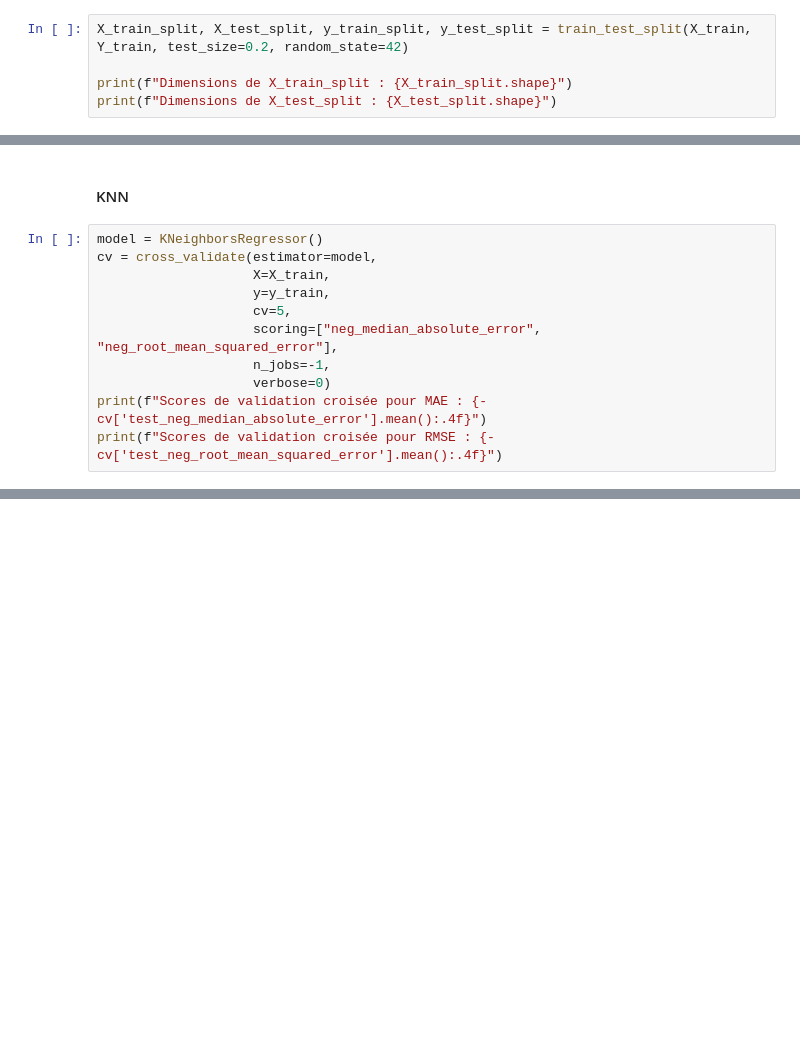
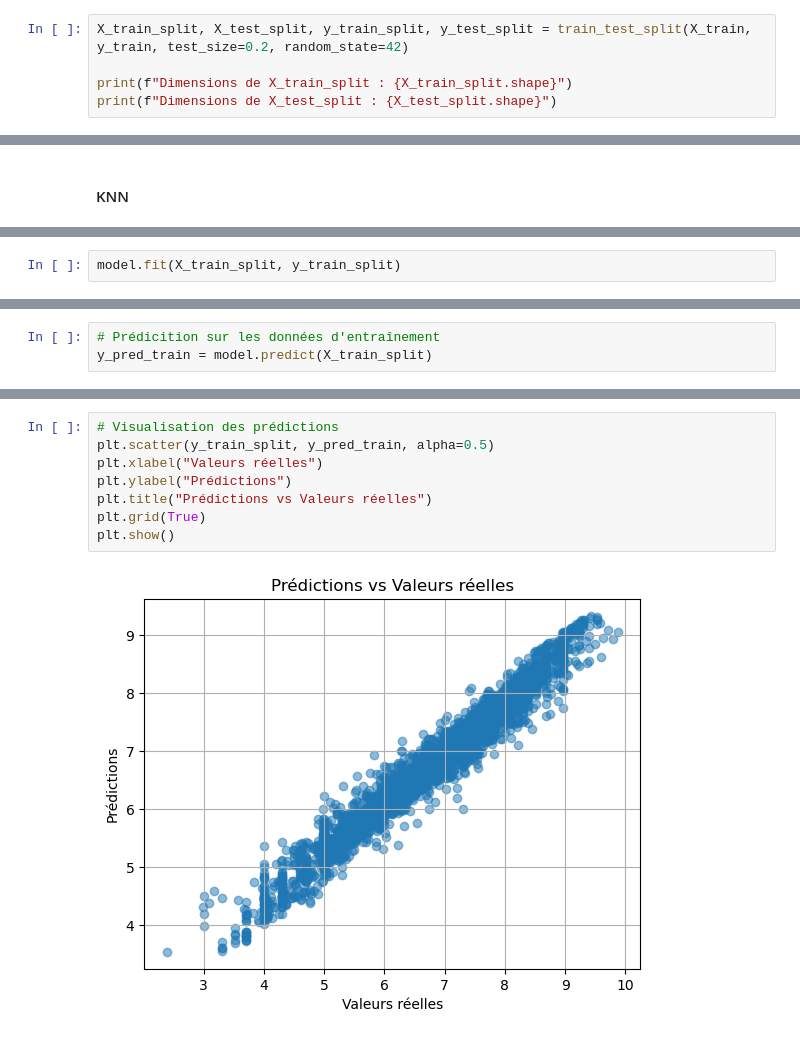
Before and after one commit to rachidsahli/Challenge-data-ens, a Jupyter notebook: Interaction_Molécule/pred_baseline.ipynb, the cells around one changed output, grey strips where cells are left out. Cells and saved outputs as stored; diff of their text form; blank space fills up the shorter version.

```diff
--- a/Interaction_Molécule/pred_baseline.ipynb
+++ b/Interaction_Molécule/pred_baseline.ipynb
@@ -134,5 +139,5 @@ Y_train = y_train
 # %%
-X_train_split, X_test_split, y_train_split, y_test_split = train_test_split(X_train, Y_train, test_size=0.2, random_state=42)
+X_train_split, X_test_split, y_train_split, y_test_split = train_test_split(X_train, y_train, test_size=0.2, random_state=42)
 
 print(f"Dimensions de X_train_split : {X_train_split.shape}")
 print(f"Dimensions de X_test_split : {X_test_split.shape}")
@@ -192,14 +203,3 @@ Scores de validation croisée pour MAE : 0.4692
 Scores de validation croisée pour RMSE : 0.8246
 # %% [markdown]
 #### KNN
-# %%
-model = KNeighborsRegressor()
-cv = cross_validate(estimator=model,
-                    X=X_train,
-                    y=y_train,
-                    cv=5,
-                    scoring=["neg_median_absolute_error", "neg_root_mean_squared_error"],
-                    n_jobs=-1,
-                    verbose=0)
-print(f"Scores de validation croisée pour MAE : {-cv['test_neg_median_absolute_error'].mean():.4f}")
-print(f"Scores de validation croisée pour RMSE : {-cv['test_neg_root_mean_squared_error'].mean():.4f}")
@@ -210,0 +221,2 @@ Scores de validation croisée pour RMSE : 0.8247
+# %%
+model.fit(X_train_split, y_train_split)
@@ -210,0 +225,3 @@ Scores de validation croisée pour RMSE : 0.8247
+# %%
+# Prédicition sur les données d'entraînement
+y_pred_train = model.predict(X_train_split)
@@ -210,0 +237,10 @@ Scores de validation croisée pour RMSE : 0.8247
+# %%
+# Visualisation des prédictions
+plt.scatter(y_train_split, y_pred_train, alpha=0.5)
+plt.xlabel("Valeurs réelles")
+plt.ylabel("Prédictions")
+plt.title("Prédictions vs Valeurs réelles")
+plt.grid(True)
+plt.show()
+# %% [output]
+[figure, added]
```
Also changed, not shown: parts of 25 cells of this notebook.
